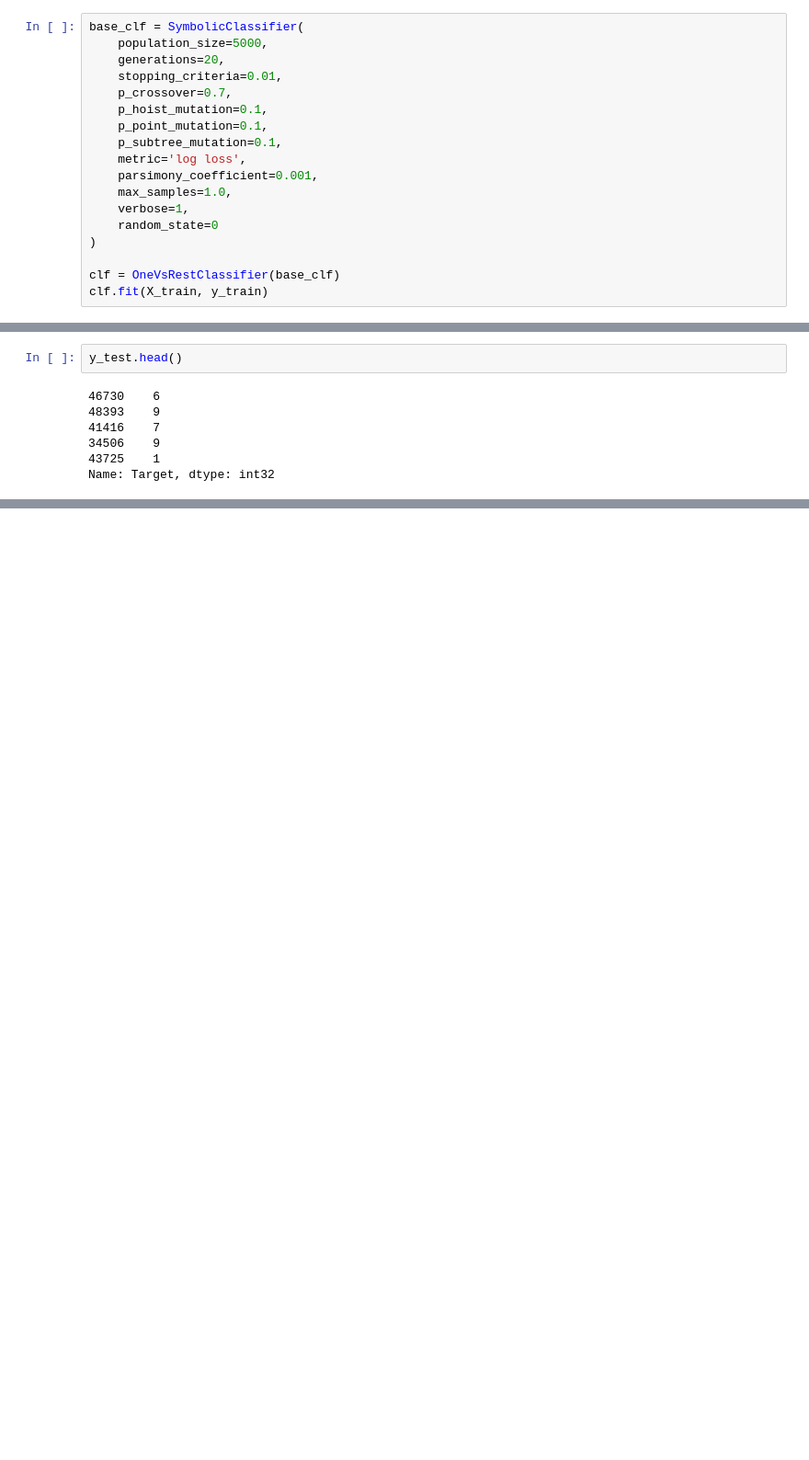
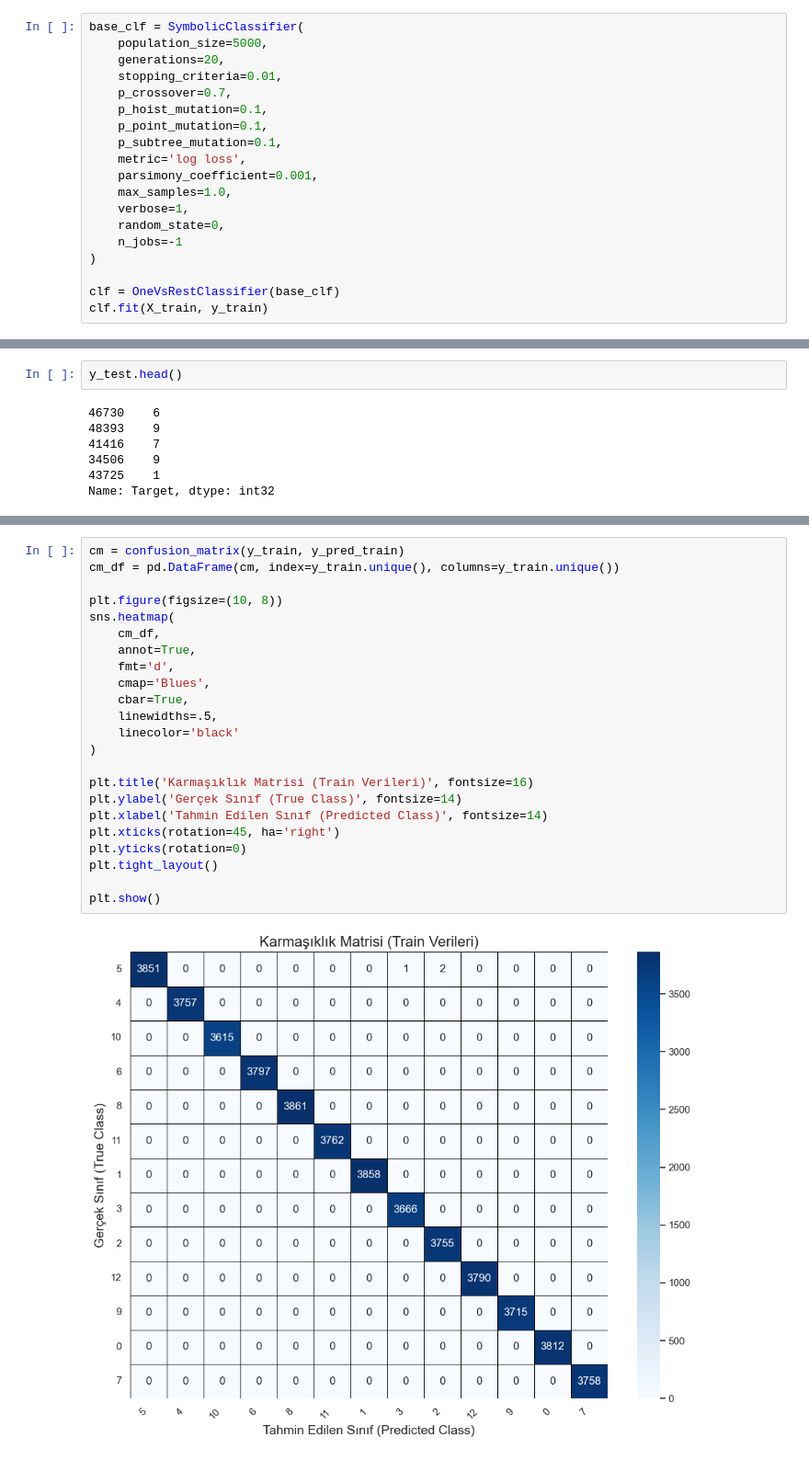
Before and after one commit to suleymangzy/SymbolicRegressionWhitGeneticPrograming, a Jupyter notebook: DiabetesSC-GP.ipynb, the cells around one changed output, grey strips where cells are left out. Shown at 92% size. Saved outputs shown, nothing was run; the diff lists cells and outputs as text; blank space fills up the shorter version.

```diff
--- a/DiabetesSC-GP.ipynb
+++ b/DiabetesSC-GP.ipynb
@@ -186,7 +186,8 @@ base_clf = SymbolicClassifier(
     parsimony_coefficient=0.001,
     max_samples=1.0,
     verbose=1,
-    random_state=0
+    random_state=0,
+    n_jobs=-1
 )
 
 clf = OneVsRestClassifier(base_clf)
@@ -263,0 +276,25 @@ R2 Score of test samples while the model:  0.9999047619047619
+# %%
+cm = confusion_matrix(y_train, y_pred_train)
+cm_df = pd.DataFrame(cm, index=y_train.unique(), columns=y_train.unique())
+
+plt.figure(figsize=(10, 8))
+sns.heatmap(
+    cm_df,
+    annot=True,
+    fmt='d',
+    cmap='Blues',
+    cbar=True,
+    linewidths=.5,
+    linecolor='black'
+)
+
+plt.title('Karmaşıklık Matrisi (Train Verileri)', fontsize=16)
+plt.ylabel('Gerçek Sınıf (True Class)', fontsize=14)
+plt.xlabel('Tahmin Edilen Sınıf (Predicted Class)', fontsize=14)
+plt.xticks(rotation=45, ha='right')
+plt.yticks(rotation=0)
+plt.tight_layout()
+
+plt.show()
+# %% [output]
+[figure, added]
```
Also changed, not shown: parts of 7 cells of this notebook, 3 other files.
